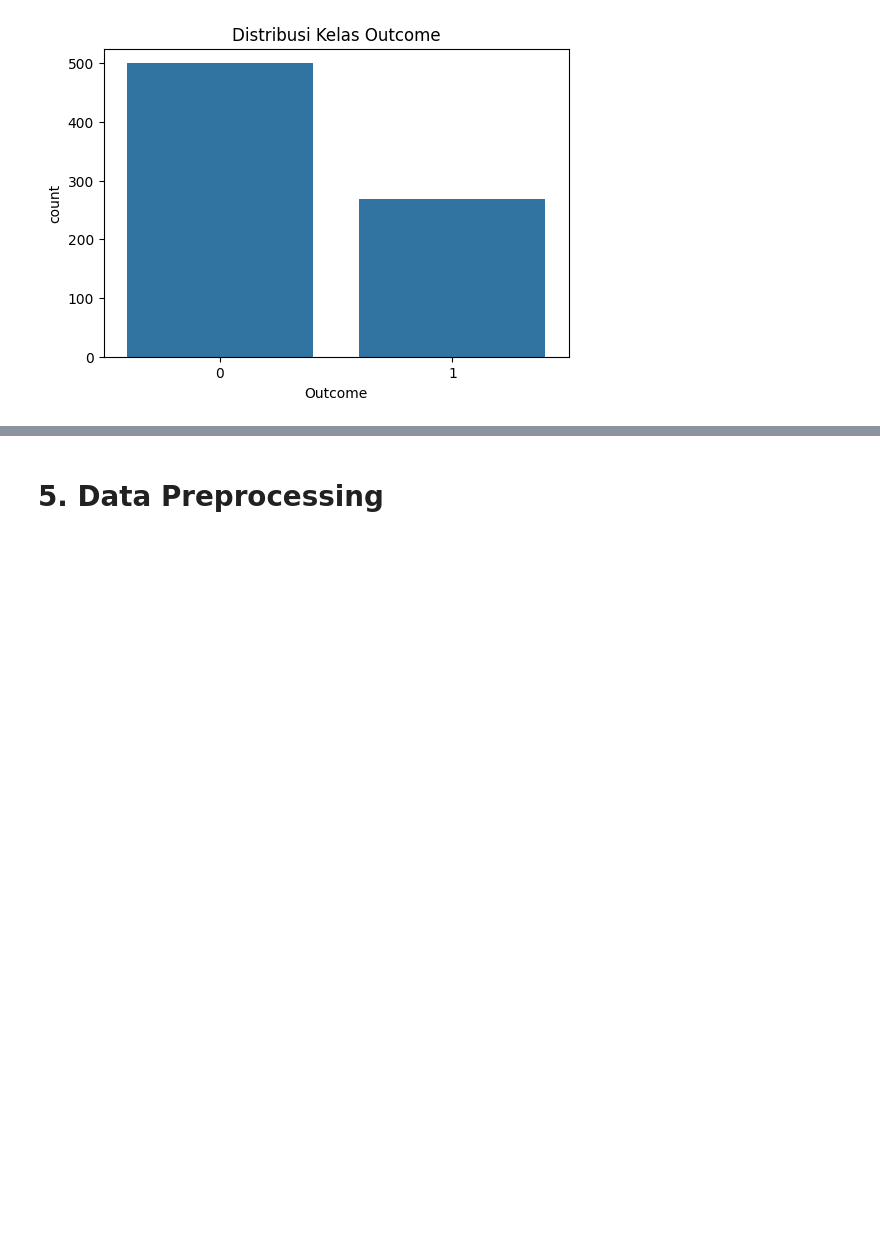
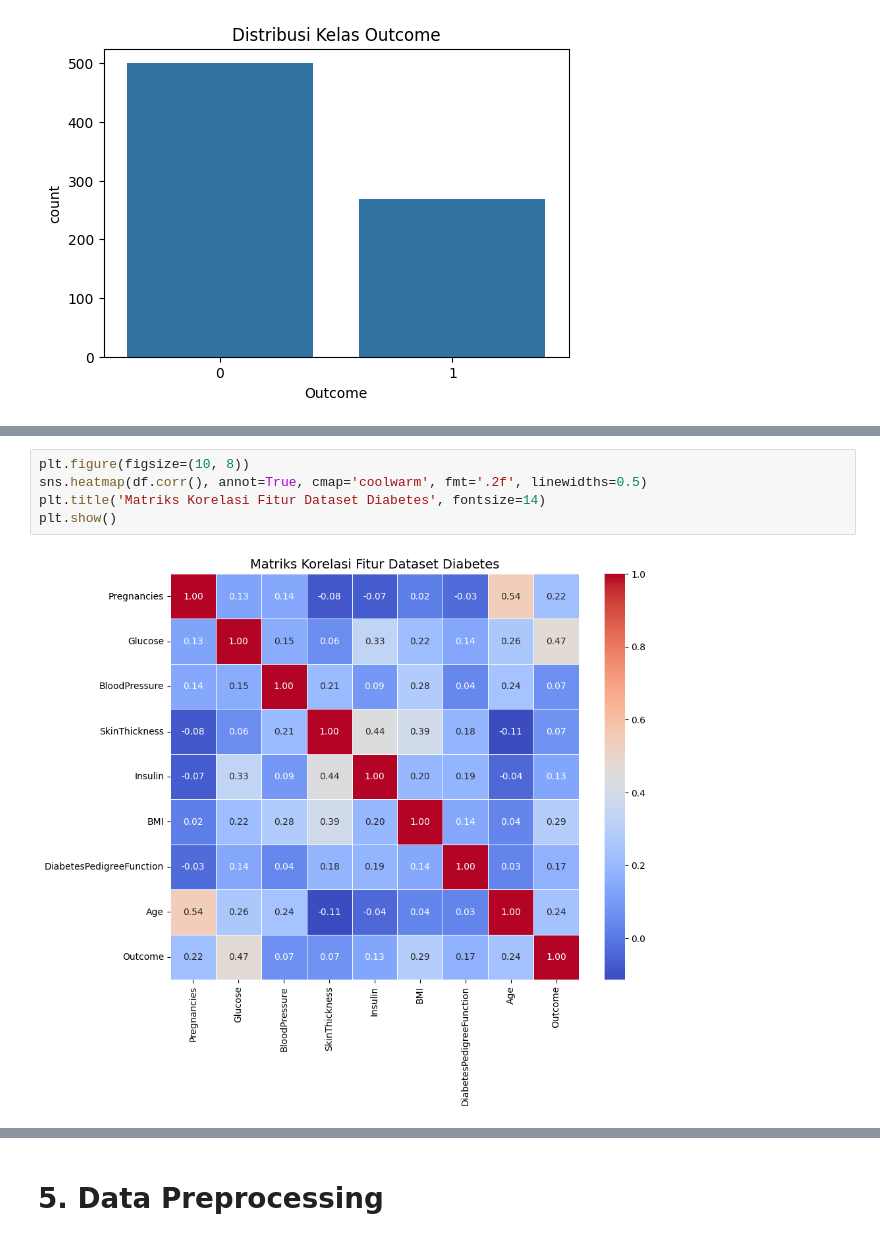
Before and after one commit to erlanggajuni45/Eksperimen_SML_Erlangga, a Jupyter notebook: preprocessing/Eksperimen_Erlangga_Juni_Saputra.ipynb, the cells around one changed output, grey strips where cells are left out. Saved outputs shown, nothing was run; the diff lists cells and outputs as text; blank space fills up the shorter version.

```diff
--- a/preprocessing/Eksperimen_Erlangga_Juni_Saputra.ipynb
+++ b/preprocessing/Eksperimen_Erlangga_Juni_Saputra.ipynb
@@ -94,0 +117,7 @@ plt.show()
+# %%
+plt.figure(figsize=(10, 8))
+sns.heatmap(df.corr(), annot=True, cmap='coolwarm', fmt='.2f', linewidths=0.5)
+plt.title('Matriks Korelasi Fitur Dataset Diabetes', fontsize=14)
+plt.show()
+# %% [output]
+[figure, added]
```
Also changed, not shown: parts of 4 cells of this notebook, 35 other files.
